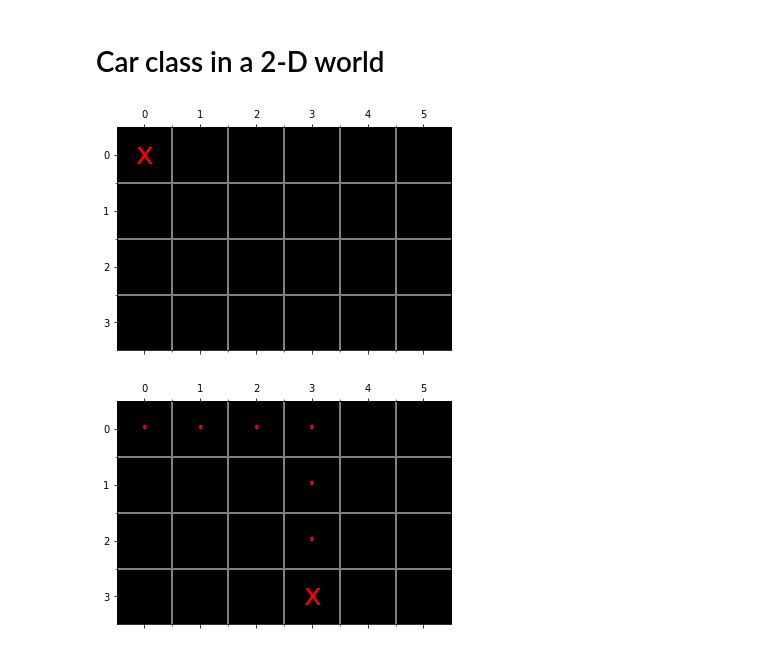
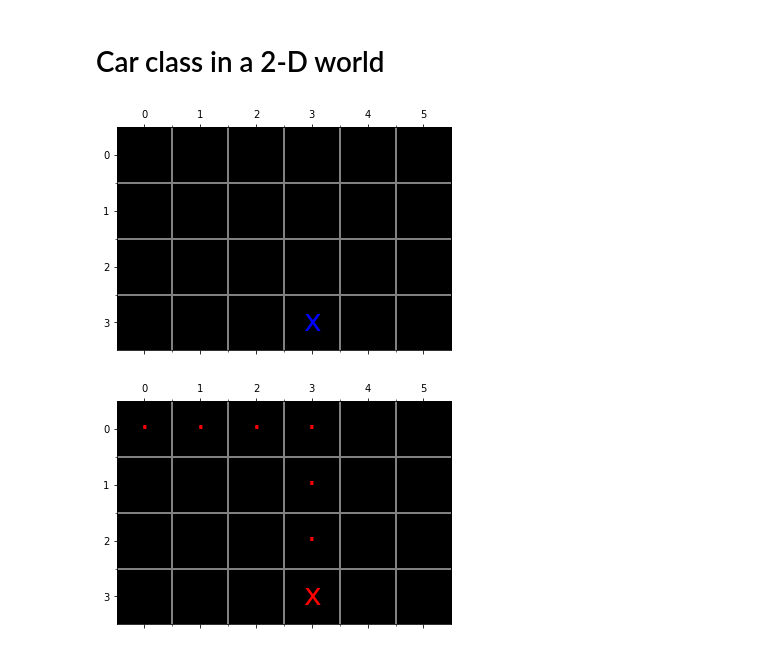
Before and after one commit to vincefav/bayes, a Jupyter notebook: Probability.ipynb, the cells around one changed output. Cells and saved outputs as stored; diff of their text form; code cells hidden in the pictures.

```diff
--- a/Probability.ipynb
+++ b/Probability.ipynb
@@ -1156,11 +1156,9 @@ import matplotlib.pyplot as plt
 """
 
 class Car(object):
-
-
     # Car constructor
     # Called when you write car.Car(_, _, _)
-    def __init__(self, position, velocity, world):
+    def __init__(self, position, velocity, world, color='r'):
         """Initializes Car with some position, velocity, and a world to traverse."""
 
         # Initialize the state
@@ -1169,7 +1167,7 @@ class Car(object):
         self.world = world # world is a 2D list of values that range from 0-1
 
         # Set the default color
-        self.color = 'r'
+        self.color = color
 
         # Initalize the path
         self.path = []
@@ -1275,18 +1273,19 @@ class Car(object):
 # %%
 # Create a 2D world of 0's
 height = 4
 width = 6
 world = np.zeros((height, width))
 
 # Define the initial car state
 initial_position = [0, 0] # [y, x] (top-left corner)
 velocity = [0, 1] # [vy, vx] (moving to the right)
 
 # Create a car with initial params
 carla = Car(initial_position, velocity, world)
-carla.display_world()
+carlos = Car([3,3], velocity, world, color='b')
+carlos.display_world()
 # %% [output]
-[figure, old version]
+[figure, new version]
 # %%
 carla.move()
 carla.move()
```
Also changed, not shown: parts of 1 cell of this notebook.
